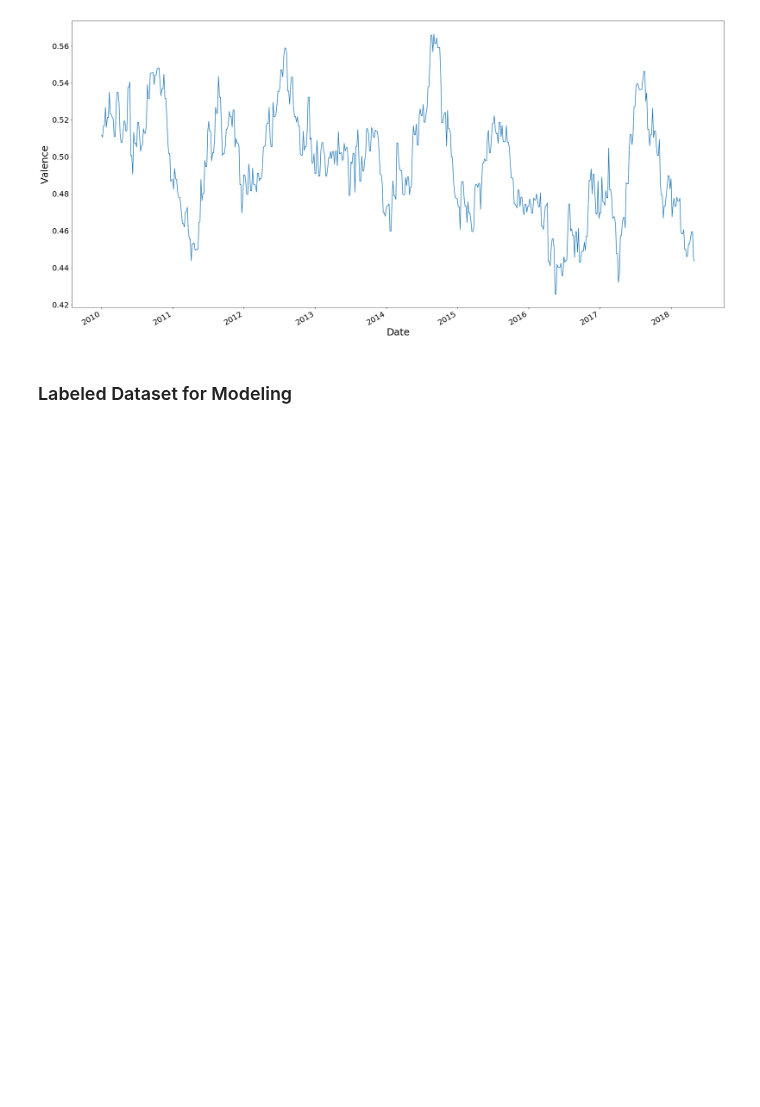
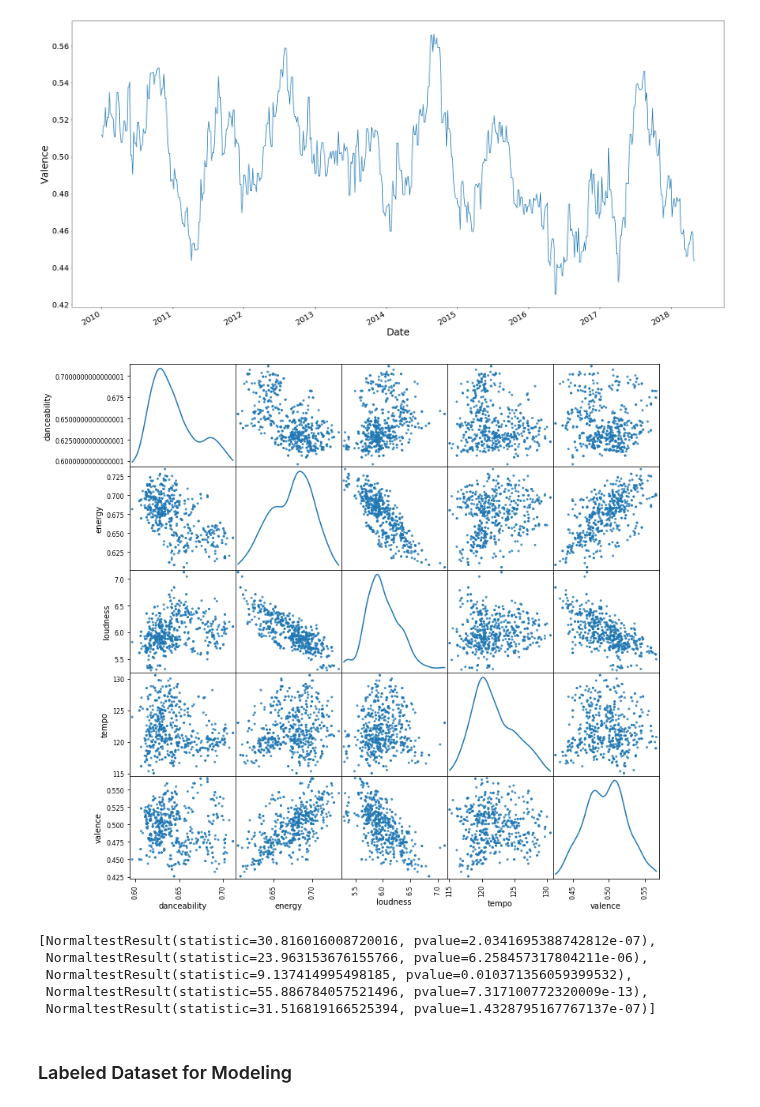
Before and after one commit to ethantanen/DataScience_FinalProject, a Jupyter notebook: Deliverables/Deliv_2/Deliverable 2.ipynb, the cells around one changed output. Drawn from its saved outputs; the diff is of its cells as text; code cells hidden in the pictures; blank space fills up the shorter version.

Commit message:
added some statistical analysis

```diff
--- a/Deliverables/Deliv_2/Deliverable 2.ipynb
+++ b/Deliverables/Deliv_2/Deliverable 2.ipynb
@@ -96,6 +100,7 @@ top_100_d.index = top_100_d["Unnamed: 0"]
 del top_100_d["Unnamed: 0"]
 
 top_100_d.index.name="Date"
+top_100_d = top_100_d.drop(top_100_d.index[132])
 # %% [markdown]
 Here's a glimpse at the data.
 # %%
@@ -154,6 +159,31 @@ plot.set_xlabel("Date",fontsize=25)
 # %% [output]
 Text(0.5,0,'Date')
 [figure]
+# %%
+from pandas.tools.plotting import scatter_matrix
+axeslist=scatter_matrix(top_100_d, alpha=0.8, figsize=(12, 12), diagonal="kde")
+for ax in axeslist.flatten():
+    ax.grid(False)
+# %% [output]
+[figure, added]
+# %%
+from sklearn.linear_model import LinearRegression
+z_scores=(top_100_d - top_100_d.mean())/top_100_d.std()  #z score!
+z_scores.head()
+normality = []
+
+normality.append(stats.normaltest(top_100_d['energy']))
+normality.append(stats.normaltest(top_100_d['loudness']))
+normality.append(stats.normaltest(top_100_d['valence']))
+normality.append(stats.normaltest(top_100_d['danceability']))
+normality.append(stats.normaltest(top_100_d['tempo']))
+normality
+# %% [output]
+[NormaltestResult(statistic=30.816016008720016, pvalue=2.0341695388742812e-07),
+ NormaltestResult(statistic=23.963153676155766, pvalue=6.258457317804211e-06),
+ NormaltestResult(statistic=9.137414995498185, pvalue=0.010371356059399532),
+ NormaltestResult(statistic=55.886784057521496, pvalue=7.317100772320009e-13),
+ NormaltestResult(statistic=31.516819166525394, pvalue=1.4328795167767137e-07)]
 # %% [markdown]
 ### Labeled Dataset for Modeling
 # %% [markdown]
```
Also changed, not shown: parts of 4 cells of this notebook.
